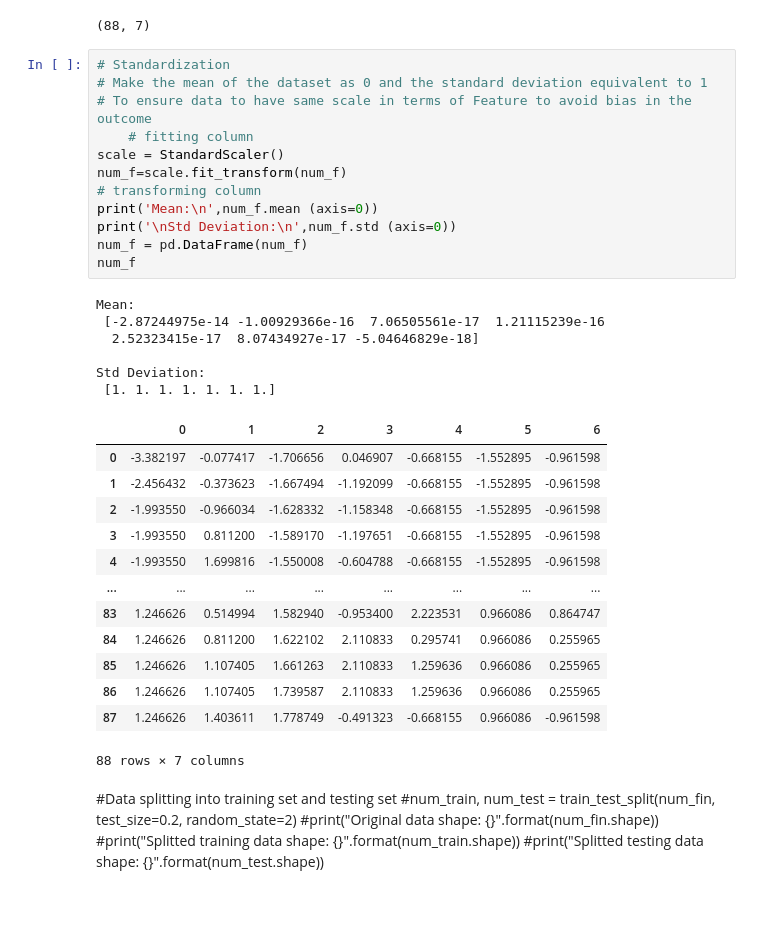
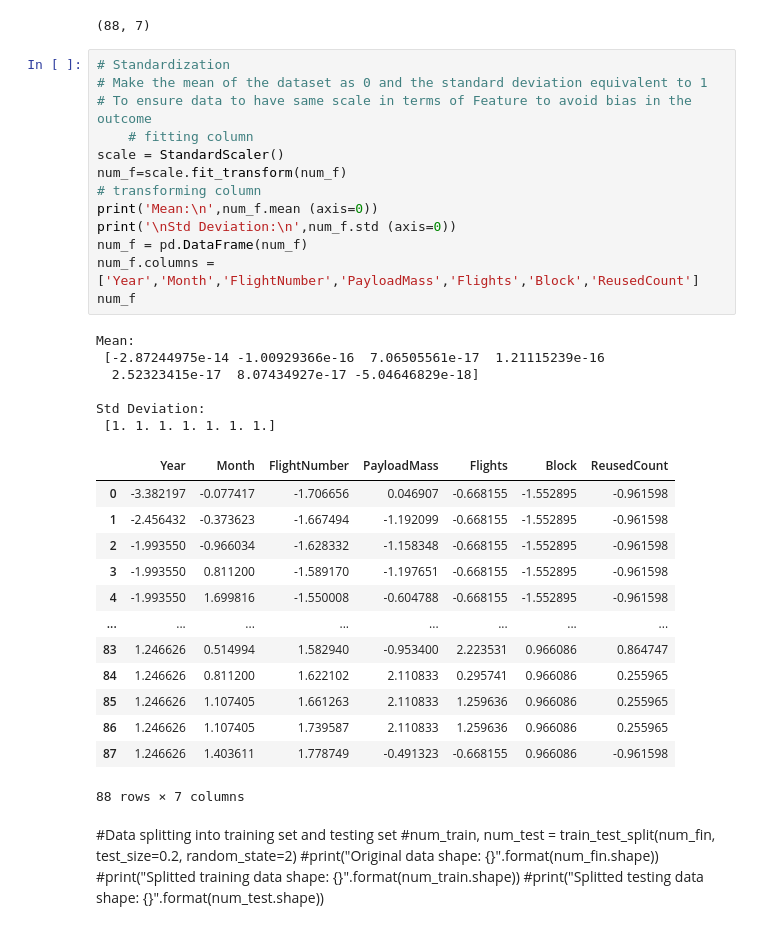
Before and after one commit to chiakl/spacex, a Jupyter notebook: spacex.ipynb, the cells around one changed output. Drawn from its saved outputs; the diff is of its cells as text.

```diff
--- a/spacex.ipynb
+++ b/spacex.ipynb
@@ -600,23 +604,24 @@ num_f.shape
 # %%
 # Standardization
 # Make the mean of the dataset as 0 and the standard deviation equivalent to 1
 # To ensure data to have same scale in terms of Feature to avoid bias in the outcome
     # fitting column
 scale = StandardScaler()
 num_f=scale.fit_transform(num_f)
 # transforming column
 print('Mean:\n',num_f.mean (axis=0))
 print('\nStd Deviation:\n',num_f.std (axis=0))
 num_f = pd.DataFrame(num_f)
+num_f.columns = ['Year','Month','FlightNumber','PayloadMass','Flights','Block','ReusedCount']
 num_f
 # %% [output]
 Mean:
  [-2.87244975e-14 -1.00929366e-16  7.06505561e-17  1.21115239e-16
   2.52323415e-17  8.07434927e-17 -5.04646829e-18]
 
 Std Deviation:
  [1. 1. 1. 1. 1. 1. 1.]
-|  | 0 | 1 | 2 | 3 | 4 | 5 | 6 |
+|  | Year | Month | FlightNumber | PayloadMass | Flights | Block | ReusedCount |
 | 0 | -3.382197 | -0.077417 | -1.706656 | 0.046907 | -0.668155 | -1.552895 | -0.961598 |
 | 1 | -2.456432 | -0.373623 | -1.667494 | -1.192099 | -0.668155 | -1.552895 | -0.961598 |
 | 2 | -1.993550 | -0.966034 | -1.628332 | -1.158348 | -0.668155 | -1.552895 | -0.961598 |
```
Also changed, not shown: parts of 17 cells of this notebook.
